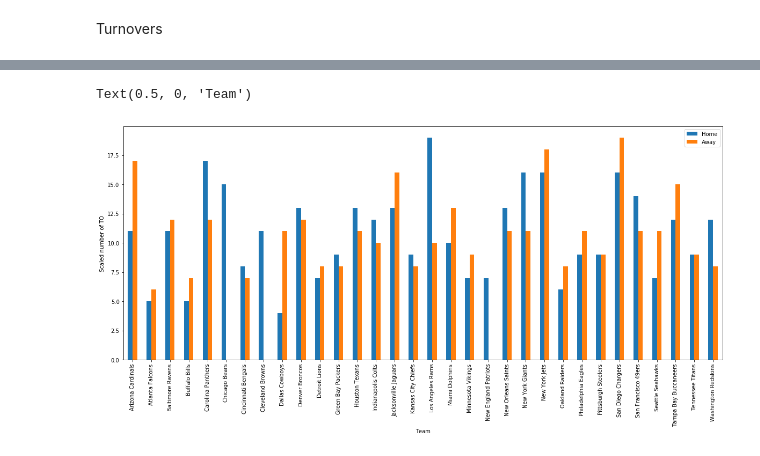
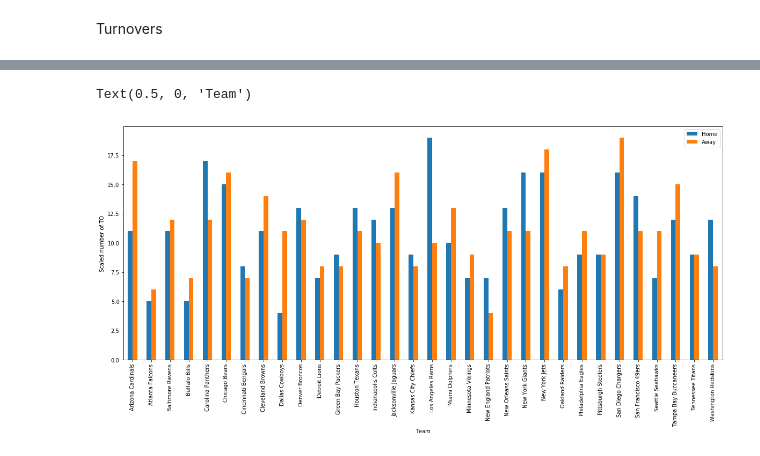
Before and after one commit to bsuwirjo/cogs108FinalProject, a Jupyter notebook: Football.ipynb, the cells around one changed output, grey strips where cells are left out. Cells and saved outputs as stored; diff of their text form; code cells hidden in the pictures.

```diff
--- a/Football.ipynb
+++ b/Football.ipynb
@@ -131,16 +126,24 @@ NFL_frame.head()
 # %%
-df_TO_mean_home = df_home.groupby('Winner/tie')['TOW'].sum() + df_away.groupby('Loser/tie')['TOL'].sum()
-df_TO_mean_away = df_away.groupby('Winner/tie')['TOW'].sum() + df_home.groupby('Loser/tie')['TOL'].sum()
+#We computer the number of turnovers for each team when they play at home or away
+
+s1 = df_home.groupby('Winner/tie')['TOW'].sum()
+s2 = df_away.groupby('Loser/tie')['TOL'].sum()
+df_TO_mean_home = s1.combine(s2, min, fill_value=0) + s1.combine(s2, max, fill_value=0)
+
+s3 = df_away.groupby('Winner/tie')['TOW'].sum()
+s4 = df_home.groupby('Loser/tie')['TOL'].sum()
+df_TO_mean_away = s3.combine(s4, min, fill_value=0) + s3.combine(s4, max, fill_value=0)
+
 
 df_TO_mean = pd.DataFrame({'Home': df_TO_mean_home, 'Away': df_TO_mean_away})
 df_TO_mean.fillna(0, inplace=True)
 
 #df_TO_mean['Home'] = df_TO_mean['Home']/df_TO_mean['Home'].max()
 #df_TO_mean['Away'] = df_TO_mean['Away']/df_TO_mean['Away'].max()
 
 mean_hist = df_TO_mean[['Home', 'Away']].plot.bar(figsize=(20,8))
 mean_hist.set_ylabel("Scaled number of TO")
 mean_hist.set_xlabel("Team")
 # %% [output]
 Text(0.5, 0, 'Team')
-[figure, old version]
+[figure, new version]
```
Also changed, not shown: parts of 8 cells of this notebook.
